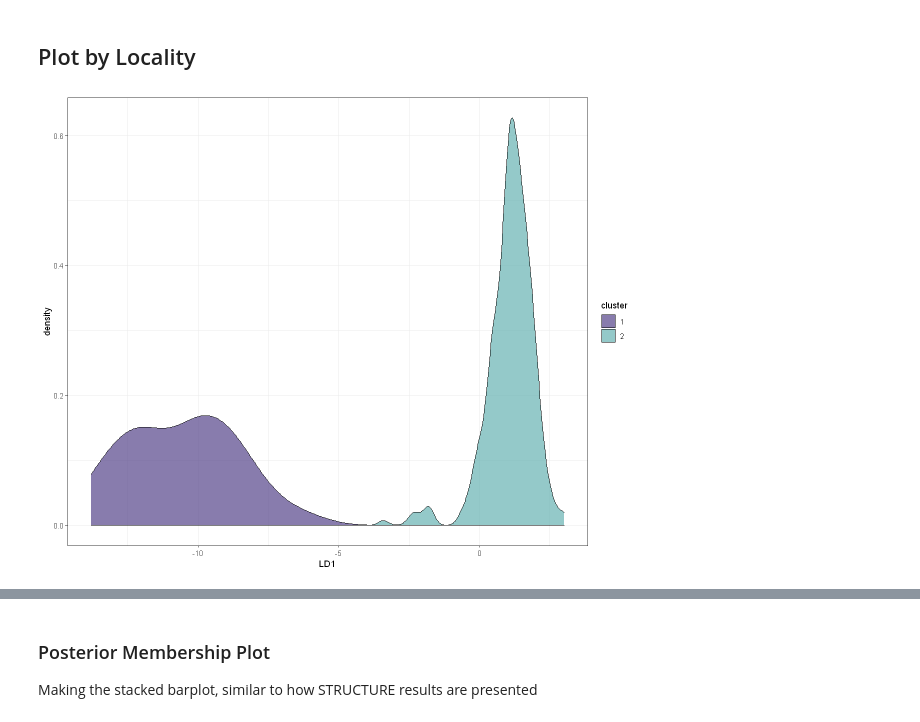
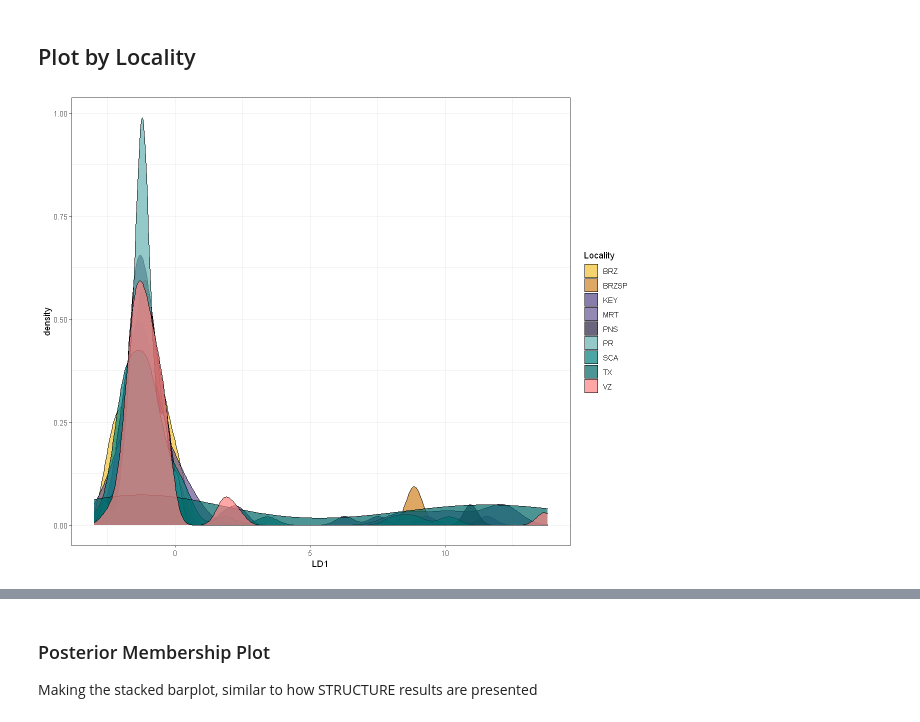
Before and after one commit to pdimens/2022-Tatlanticus_popgen, a Jupyter notebook: dapc/dapc.ipynb, the cells around one changed output, grey strips where cells are left out. Saved outputs shown, nothing was run; the diff lists cells and outputs as text; code cells hidden in the pictures.

```diff
--- a/dapc/dapc.ipynb
+++ b/dapc/dapc.ipynb
@@ -101,12 +100,11 @@ dapc.res <- dapc(bft, pop = kmeans.grp, n.pca = pcval, n.da = 5)
 ## Plot by Locality
 # %%
 options(repr.plot.width=10, repr.plot.height=8)
-dapc.df <- data.frame(LD1 = dapc.res$ind.coord, cluster = dapc.res$grp)
-dapc.plot <- ggplot(dapc.df, aes(LD1, fill = cluster)) +
+dapc.df <- data.frame(LD1 = dapc.res$ind.coord, Year = as.character(yearID), Locality = localID, Region = regionID)
+dapc.plot <- ggplot(dapc.df, aes(LD1, fill = Locality)) +
     geom_density(alpha = 0.7) +
     theme_bw() +
-    scale_fill_manual(values = my_pal[c(3,6)]) +
-    scale_color_manual(values = my_pal[c(3,6)])
+    scale_fill_manual(values = my_pal)
 dapc.plot
 # %% [output]
-[figure, old version]
+[figure, new version]
```
Also changed, not shown: parts of 7 cells of this notebook, 1 other file.
